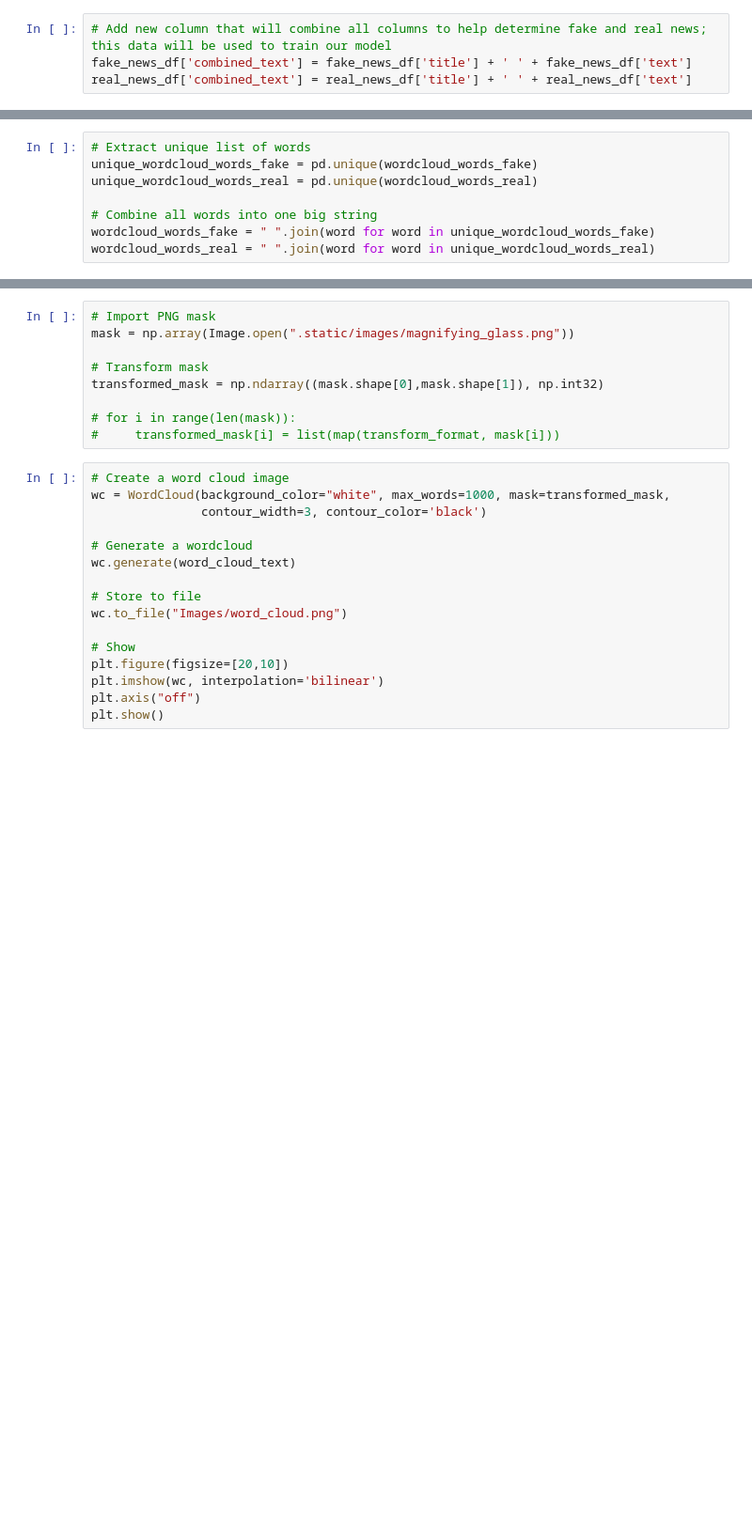
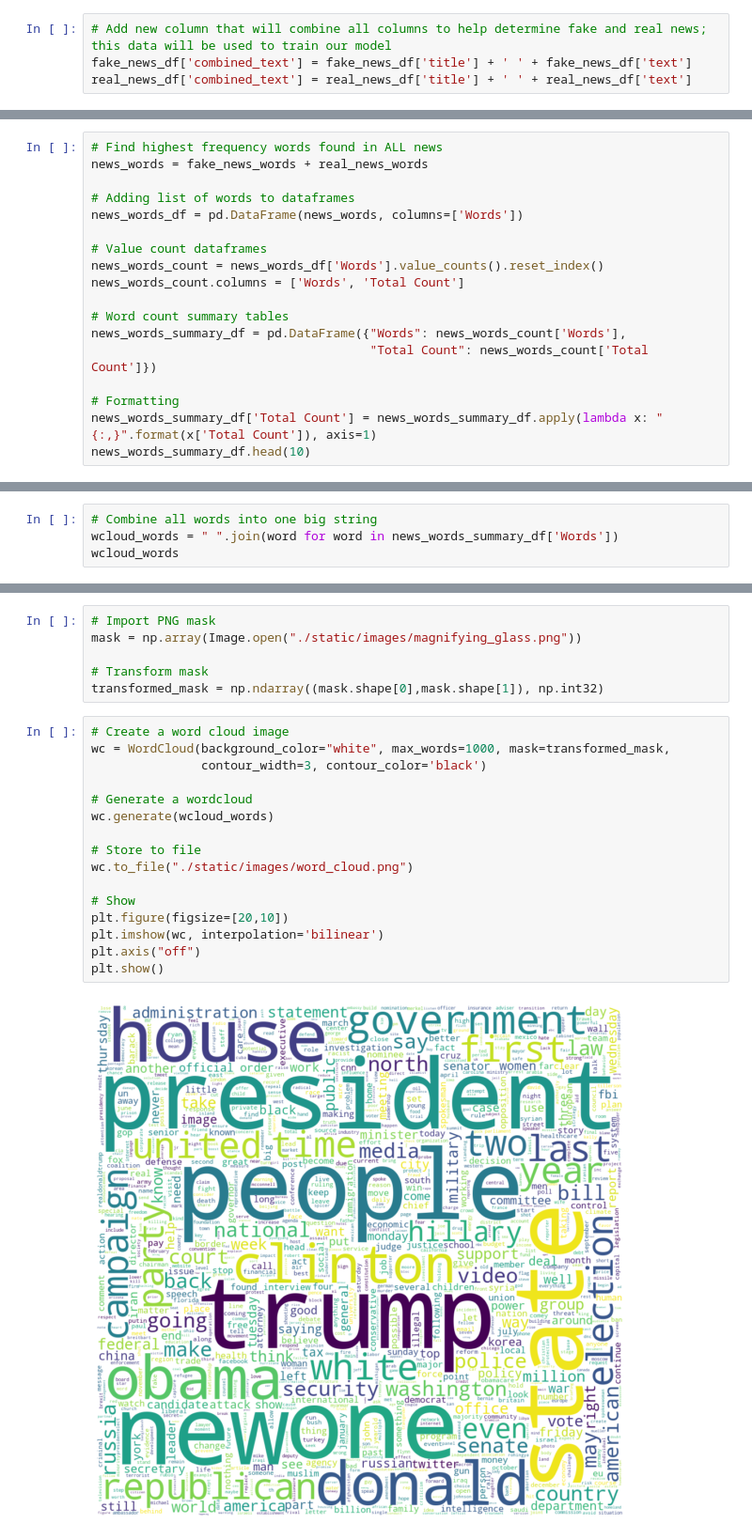
Before and after one commit to kevogil/fake-news-prediction, a Jupyter notebook: visualizations.ipynb, the cells around one changed output, grey strips where cells are left out. Shown at 94% size. Saved outputs shown, nothing was run; the diff lists cells and outputs as text; blank space fills up the shorter version.

Commit message:
uploading visualizations

```diff
--- a/visualizations.ipynb
+++ b/visualizations.ipynb
@@ -96,0 +102,18 @@ wordcloud_fake_news_df.to_csv('research.csv')
+# %%
+# Find highest frequency words found in ALL news
+news_words = fake_news_words + real_news_words
+
+# Adding list of words to dataframes
+news_words_df = pd.DataFrame(news_words, columns=['Words'])
+
+# Value count dataframes
+news_words_count = news_words_df['Words'].value_counts().reset_index()
+news_words_count.columns = ['Words', 'Total Count']
+
+# Word count summary tables
+news_words_summary_df = pd.DataFrame({"Words": news_words_count['Words'],
+                                      "Total Count": news_words_count['Total Count']})
+
+# Formatting
+news_words_summary_df['Total Count'] = news_words_summary_df.apply(lambda x: "{:,}".format(x['Total Count']), axis=1)
+news_words_summary_df.head(10)
@@ -97,8 +132,4 @@ wordcloud_fake_news_df.to_csv('research.csv')
 # %%
-# Extract unique list of words
-unique_wordcloud_words_fake = pd.unique(wordcloud_words_fake)
-unique_wordcloud_words_real = pd.unique(wordcloud_words_real)
-
 # Combine all words into one big string
-wordcloud_words_fake = " ".join(word for word in unique_wordcloud_words_fake)
-wordcloud_words_real = " ".join(word for word in unique_wordcloud_words_real)
+wcloud_words = " ".join(word for word in news_words_summary_df['Words'])
+wcloud_words
@@ -112,25 +138,24 @@ def transform_format(val):
 # %%
 # Import PNG mask
-mask = np.array(Image.open(".static/images/magnifying_glass.png"))
+mask = np.array(Image.open("./static/images/magnifying_glass.png"))
 
 # Transform mask
 transformed_mask = np.ndarray((mask.shape[0],mask.shape[1]), np.int32)
-
-# for i in range(len(mask)):
-#     transformed_mask[i] = list(map(transform_format, mask[i]))
 # %%
 # Create a word cloud image
 wc = WordCloud(background_color="white", max_words=1000, mask=transformed_mask,
                contour_width=3, contour_color='black')
 
 # Generate a wordcloud
-wc.generate(word_cloud_text)
+wc.generate(wcloud_words)
 
 # Store to file
-wc.to_file("Images/word_cloud.png")
+wc.to_file("./static/images/word_cloud.png")
 
 # Show
 plt.figure(figsize=[20,10])
 plt.imshow(wc, interpolation='bilinear')
 plt.axis("off")
 plt.show()
+# %% [output]
+[figure, added]
```
Also changed, not shown: parts of 11 cells of this notebook, 3 other files.
